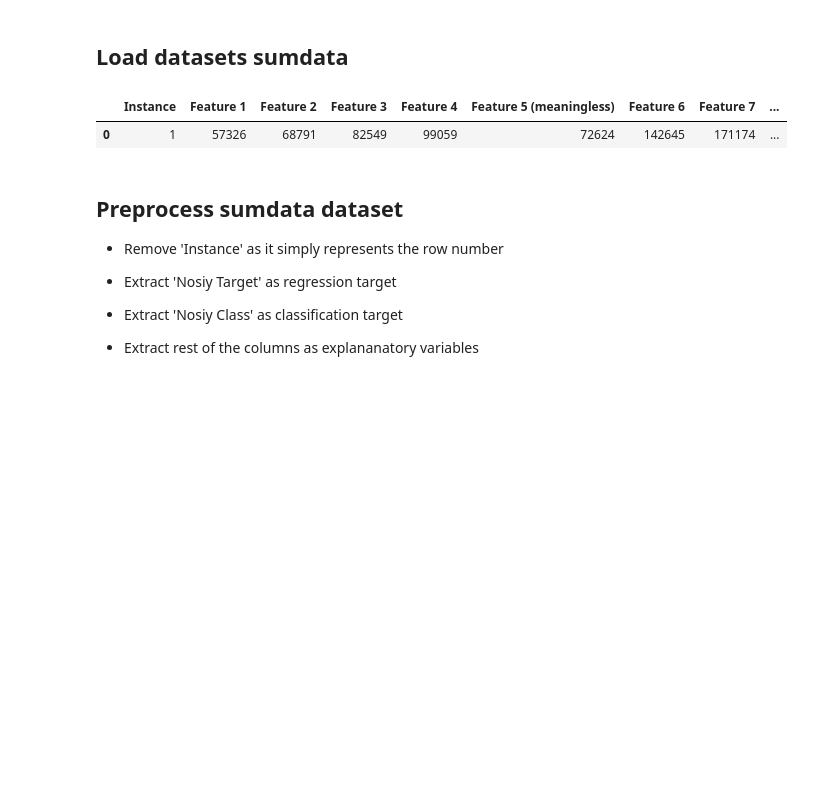
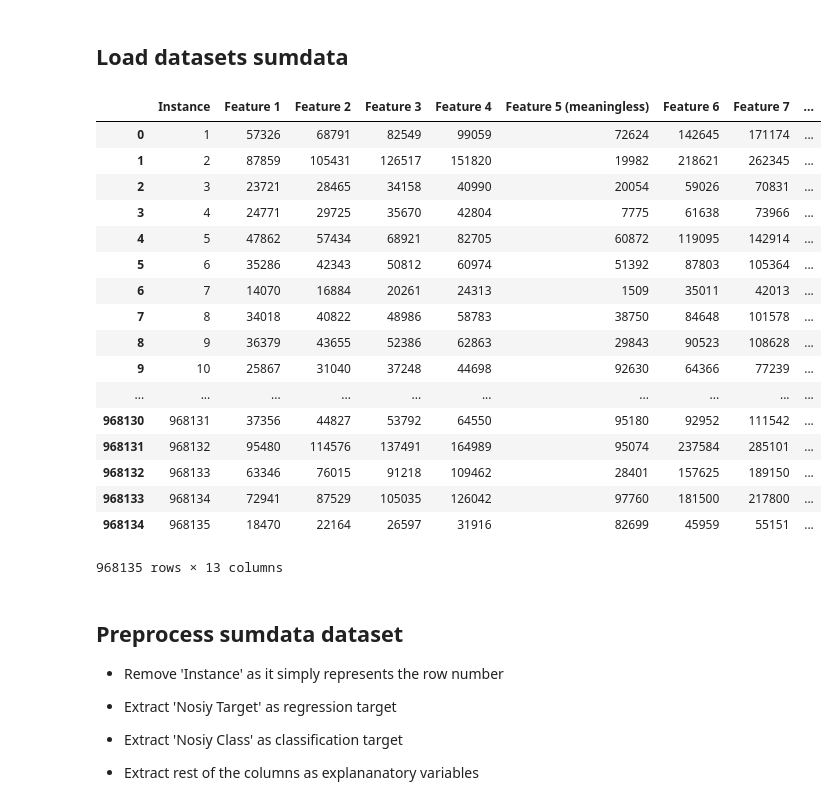
Before and after one commit to Jibinxavier/CS7CS4Machine-Learning, a Jupyter notebook: task1 (performance by dataset size), team_11/task1, team_11, performance by dataset size, source code/task1.ipynb, the cells around one changed output. Cells and saved outputs as stored; diff of their text form; code cells hidden in the pictures; blank space fills up the shorter version.

```diff
--- a/task1 (performance by dataset size), team_11/task1, team_11, performance by dataset size, source code/task1.ipynb
+++ b/task1 (performance by dataset size), team_11/task1, team_11, performance by dataset size, source code/task1.ipynb
@@ -98,10 +97,26 @@ array([[-1.73204902,  0.57148372,  0.40463575, ...,  0.01029815,
 ## Load datasets sumdata
 # %%
 sumdata = pd.read_csv(sumdata_path, delimiter=";")
-sumdata.head(n=1)
+sumdata
 # %% [output]
 |  | Instance | Feature 1 | Feature 2 | Feature 3 | Feature 4 | Feature 5 (meaningless) | Feature 6 | Feature 7 | ... |
 | 0 | 1 | 57326 | 68791 | 82549 | 99059 | 72624 | 142645 | 171174 | ... |
+| 1 | 2 | 87859 | 105431 | 126517 | 151820 | 19982 | 218621 | 262345 | ... |
+| 2 | 3 | 23721 | 28465 | 34158 | 40990 | 20054 | 59026 | 70831 | ... |
+| 3 | 4 | 24771 | 29725 | 35670 | 42804 | 7775 | 61638 | 73966 | ... |
+| 4 | 5 | 47862 | 57434 | 68921 | 82705 | 60872 | 119095 | 142914 | ... |
+| 5 | 6 | 35286 | 42343 | 50812 | 60974 | 51392 | 87803 | 105364 | ... |
+| 6 | 7 | 14070 | 16884 | 20261 | 24313 | 1509 | 35011 | 42013 | ... |
+| 7 | 8 | 34018 | 40822 | 48986 | 58783 | 38750 | 84648 | 101578 | ... |
+| 8 | 9 | 36379 | 43655 | 52386 | 62863 | 29843 | 90523 | 108628 | ... |
+| 9 | 10 | 25867 | 31040 | 37248 | 44698 | 92630 | 64366 | 77239 | ... |
+| ... | ... | ... | ... | ... | ... | ... | ... | ... | ... |
+| 968130 | 968131 | 37356 | 44827 | 53792 | 64550 | 95180 | 92952 | 111542 | ... |
+| 968131 | 968132 | 95480 | 114576 | 137491 | 164989 | 95074 | 237584 | 285101 | ... |
+| 968132 | 968133 | 63346 | 76015 | 91218 | 109462 | 28401 | 157625 | 189150 | ... |
+| 968133 | 968134 | 72941 | 87529 | 105035 | 126042 | 97760 | 181500 | 217800 | ... |
+| 968134 | 968135 | 18470 | 22164 | 26597 | 31916 | 82699 | 45959 | 55151 | ... |
+968135 rows × 13 columns
 # %% [markdown]
 ## Preprocess sumdata dataset
 
```
Also changed, not shown: parts of 8 cells of this notebook.
